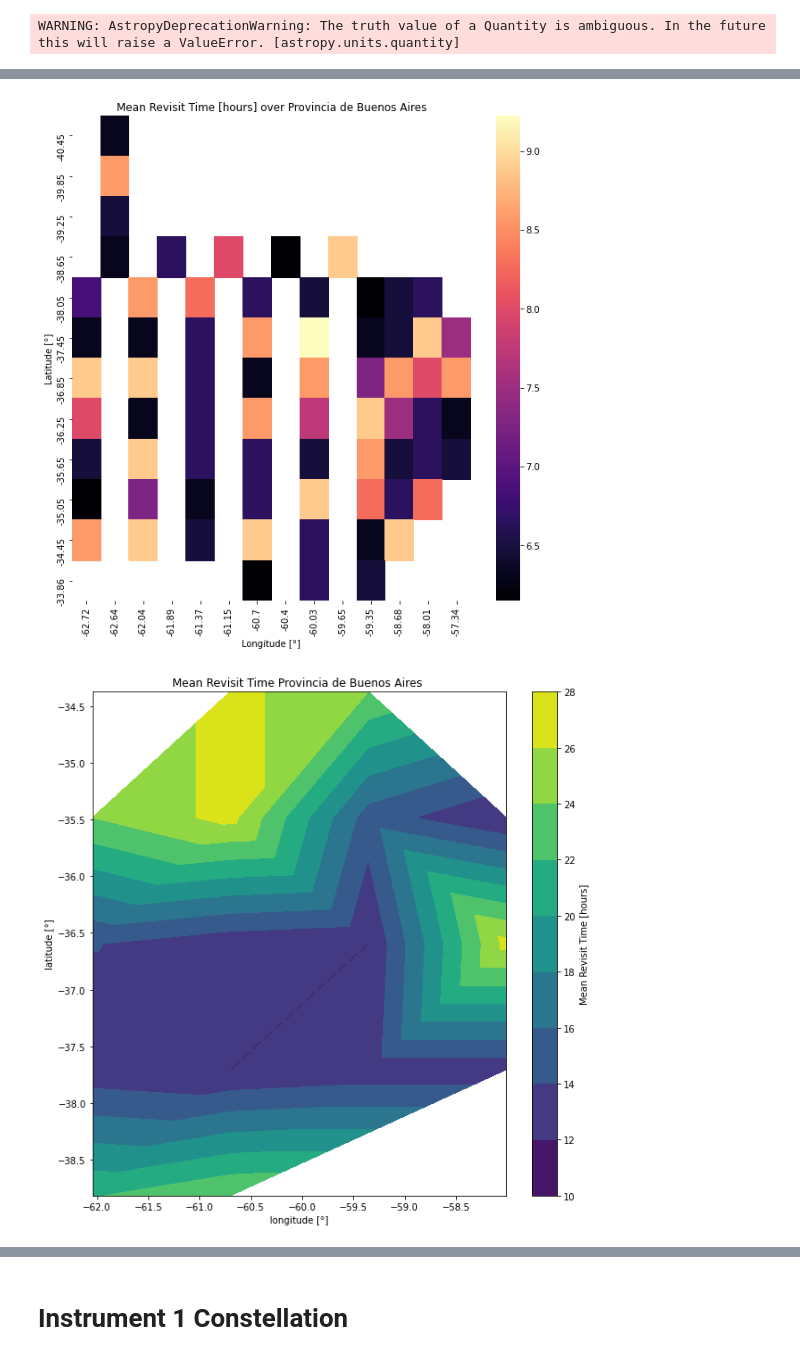
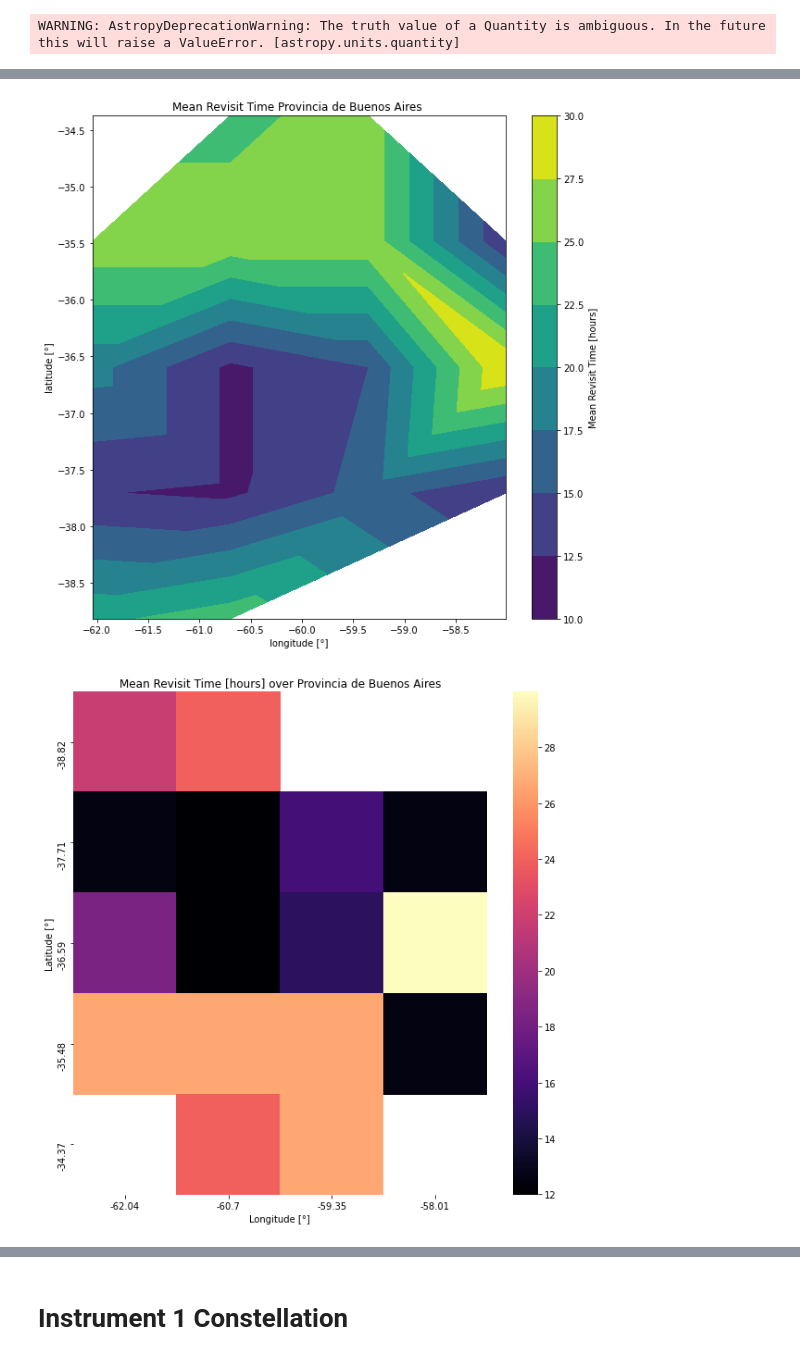
Before and after one commit to ivanbelenky/Ctll, a Jupyter notebook: notebooks/Test Case.ipynb, the cells around one changed output, grey strips where cells are left out. Drawn from its saved outputs; the diff is of its cells as text; code cells hidden in the pictures.

```diff
--- a/notebooks/Test Case.ipynb
+++ b/notebooks/Test Case.ipynb
@@ -229,7 +227,7 @@ from CtllDes.requests.coverage import Coverages
 ## Define time of study and time interval, i.e T=10, dt=20
 # %%
 T=10
-ti=20
+ti=34
 # %%
 from CtllDes.utils import sunearth
 rsun = sunearth.bodies_vector(T, ti, Earth, Sun, epoch=today)
@@ -253,15 +272,13 @@ plot_Targets_merit(cov_baires_ctll_hrgt.collapse_sats().to_df(), bs_as, target_n
-# %%
-plot_heat_map(cov_baires_ctll_hrgt.collapse_sats().to_df(), bs_as, target_name = 'Provincia de Buenos Aires', accumulated=False, response=False,
-                  average_time_gap=False)
-# %% [output]
-[figure, removed]
 # %%
 new_baires = cov_baires_ctll_hrgt.filter_by_sun_angle(np.pi/4)
 # %%
 plot_Targets_merit(new_baires.collapse_sats().to_df(), bs_as, target_name = 'Provincia de Buenos Aires', accumulated=False, response=False,
                   average_time_gap=False)
+plot_heat_map(new_baires.collapse_sats().to_df(), bs_as, target_name = 'Provincia de Buenos Aires', accumulated=False, response=False,
+                  average_time_gap=False)
 # %% [output]
-[figure, old version]
+[figure, new version]
+[figure, added]
 # %%
 cov_rio_negro_ctll_hrgt = Coverages.from_ctll(ctll_hrgt, rio_negro, T, dt=ti, r_sun=rsun, verbose=True, J2=True)
 # %%
```
Also changed, not shown: parts of 19 cells of this notebook, 2 other files.
